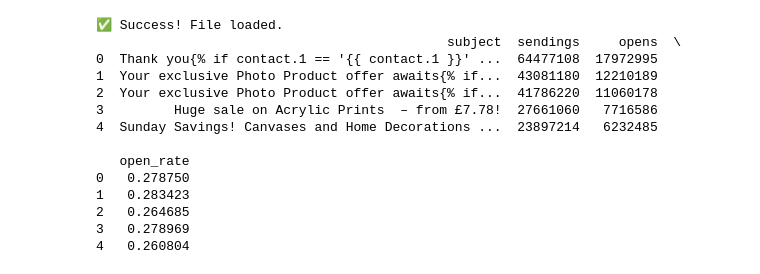
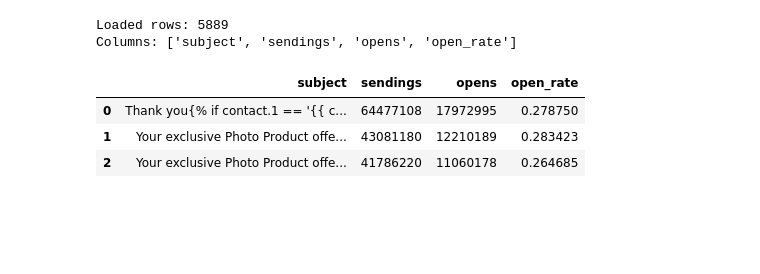
Before and after one commit to ahmedTCG/email-subjects-optimization, a Jupyter notebook: analysis.ipynb, the cells around one changed output. Drawn from its saved outputs; the diff is of its cells as text; code cells hidden in the pictures; blank space fills up the shorter version.

Commit message:
modify input path

```diff
--- a/analysis.ipynb
+++ b/analysis.ipynb
@@ -1,28 +1,16 @@
 # %%
 import pandas as pd
-import os
 
-# Check if file exists
-file_path = 'En SubjectLines.csv'
+file_path = "En SubjectLines.csv"
+df = pd.read_csv(file_path)
 
-if os.path.exists(file_path):
-    df = pd.read_csv(file_path)
-    print("✅ Success! File loaded.")
-    print(df.head()) # Shows the first 5 rows
-else:
-    print("❌ File not found. Check the spelling!")
+print("Loaded rows:", len(df))
+print("Columns:", df.columns.tolist())
+df.head(3)
 # %% [output]
-✅ Success! File loaded.
-                                             subject  sendings     opens  \
-0  Thank you{% if contact.1 == '{{ contact.1 }}' ...  64477108  17972995
-1  Your exclusive Photo Product offer awaits{% if...  43081180  12210189
-2  Your exclusive Photo Product offer awaits{% if...  41786220  11060178
-3         Huge sale on Acrylic Prints  – from £7.78!  27661060   7716586
-4  Sunday Savings! Canvases and Home Decorations ...  23897214   6232485
-
-   open_rate
-0   0.278750
-1   0.283423
-2   0.264685
-3   0.278969
-4   0.260804
+Loaded rows: 5889
+Columns: ['subject', 'sendings', 'opens', 'open_rate']
+|  | subject | sendings | opens | open_rate |
+| 0 | Thank you{% if contact.1 == '{{ c... | 64477108 | 17972995 | 0.278750 |
+| 1 | Your exclusive Photo Product offe... | 43081180 | 12210189 | 0.283423 |
+| 2 | Your exclusive Photo Product offe... | 41786220 | 11060178 | 0.264685 |
```
Also changed, not shown: parts of 16 cells of this notebook, 5 other files.
